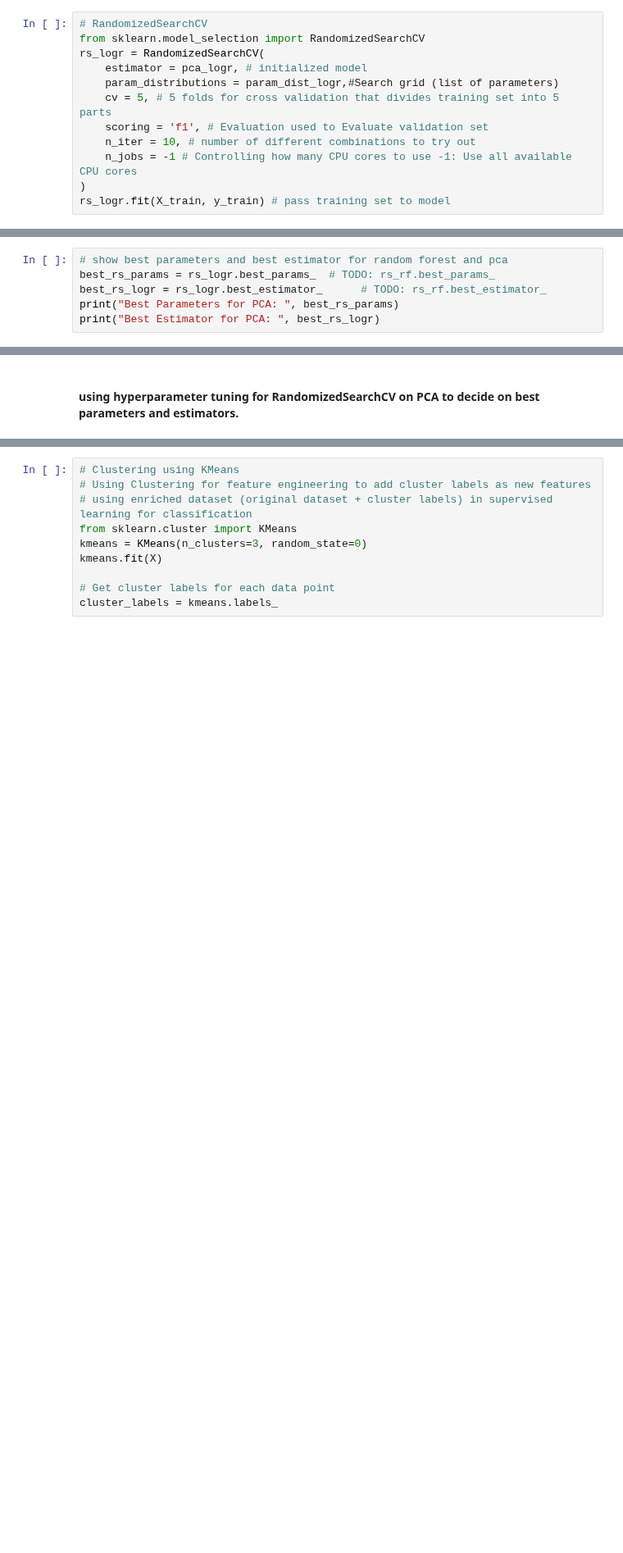
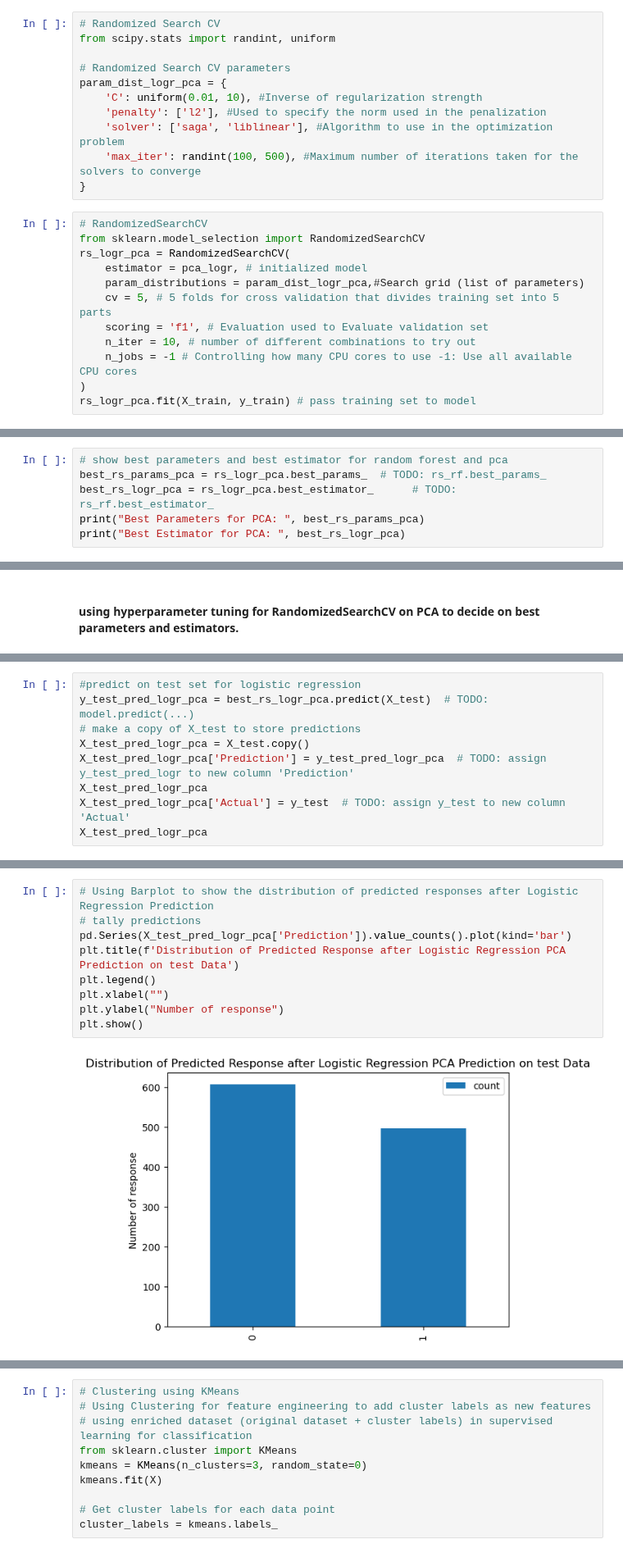
Before and after one commit to KaiFeng-tp-mbap/mldp_project, a Jupyter notebook: MLDP Program Codes Submission Template.ipynb, the cells around one changed output, grey strips where cells are left out. Shown at 82% size. Drawn from its saved outputs; the diff is of its cells as text; blank space fills up the shorter version.

```diff
--- a/MLDP Program Codes Submission Template.ipynb
+++ b/MLDP Program Codes Submission Template.ipynb
@@ -1504,17 +1514,28 @@ plt.show()
 # %% [output]
 [figure]
+# %%
+# Randomized Search CV
+from scipy.stats import randint, uniform
+
+# Randomized Search CV parameters
+param_dist_logr_pca = {
+    'C': uniform(0.01, 10), #Inverse of regularization strength
+    'penalty': ['l2'], #Used to specify the norm used in the penalization
+    'solver': ['saga', 'liblinear'], #Algorithm to use in the optimization problem
+    'max_iter': randint(100, 500), #Maximum number of iterations taken for the solvers to converge
+}
 # %%
 # RandomizedSearchCV
 from sklearn.model_selection import RandomizedSearchCV
-rs_logr = RandomizedSearchCV(
+rs_logr_pca = RandomizedSearchCV(
     estimator = pca_logr, # initialized model
-    param_distributions = param_dist_logr,#Search grid (list of parameters)
+    param_distributions = param_dist_logr_pca,#Search grid (list of parameters)
     cv = 5, # 5 folds for cross validation that divides training set into 5 parts
     scoring = 'f1', # Evaluation used to Evaluate validation set
     n_iter = 10, # number of different combinations to try out
     n_jobs = -1 # Controlling how many CPU cores to use -1: Use all available CPU cores
 )
-rs_logr.fit(X_train, y_train) # pass training set to model
+rs_logr_pca.fit(X_train, y_train) # pass training set to model
 # %% [output]
 RandomizedSearchCV(cv=5,
                    estimator=LogisticRegression(max_iter=200, random_state=20),
@@ -1526,8 +1547,8 @@ RandomizedSearchCV(cv=5,
                    scoring='f1')
 # %%
 # show best parameters and best estimator for random forest and pca
-best_rs_params = rs_logr.best_params_  # TODO: rs_rf.best_params_
-best_rs_logr = rs_logr.best_estimator_      # TODO: rs_rf.best_estimator_
-print("Best Parameters for PCA: ", best_rs_params)
-print("Best Estimator for PCA: ", best_rs_logr)
+best_rs_params_pca = rs_logr_pca.best_params_  # TODO: rs_rf.best_params_
+best_rs_logr_pca = rs_logr_pca.best_estimator_      # TODO: rs_rf.best_estimator_
+print("Best Parameters for PCA: ", best_rs_params_pca)
+print("Best Estimator for PCA: ", best_rs_logr_pca)
 # %% [output]
@@ -1538,0 +1584,9 @@ Best Estimator for PCA:  LogisticRegression(C=np.float64(2.621633189600283), max
+# %%
+#predict on test set for logistic regression
+y_test_pred_logr_pca = best_rs_logr_pca.predict(X_test)  # TODO: model.predict(...)
+# make a copy of X_test to store predictions
+X_test_pred_logr_pca = X_test.copy()
+X_test_pred_logr_pca['Prediction'] = y_test_pred_logr_pca  # TODO: assign y_test_pred_logr to new column 'Prediction'
+X_test_pred_logr_pca
+X_test_pred_logr_pca['Actual'] = y_test  # TODO: assign y_test to new column 'Actual'
+X_test_pred_logr_pca
@@ -1538,0 +1607,11 @@ Best Estimator for PCA:  LogisticRegression(C=np.float64(2.621633189600283), max
+# %%
+# Using Barplot to show the distribution of predicted responses after Logistic Regression Prediction
+# tally predictions
+pd.Series(X_test_pred_logr_pca['Prediction']).value_counts().plot(kind='bar')
+plt.title(f'Distribution of Predicted Response after Logistic Regression PCA Prediction on test Data')
+plt.legend()
+plt.xlabel("")
+plt.ylabel("Number of response")
+plt.show()
+# %% [output]
+[figure, added]
```
Also changed, not shown: parts of 52 cells of this notebook.
